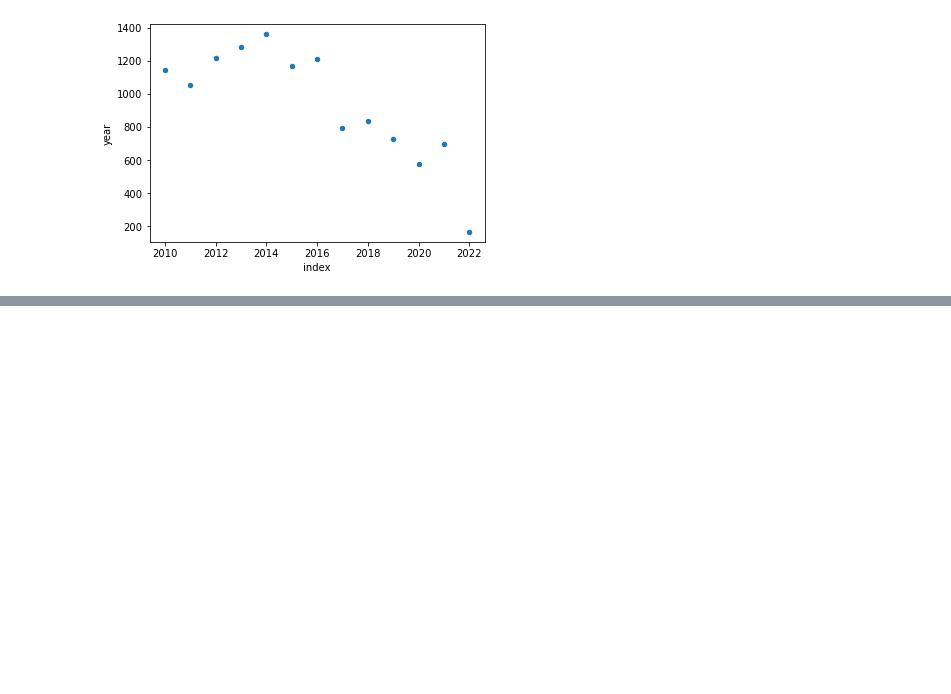
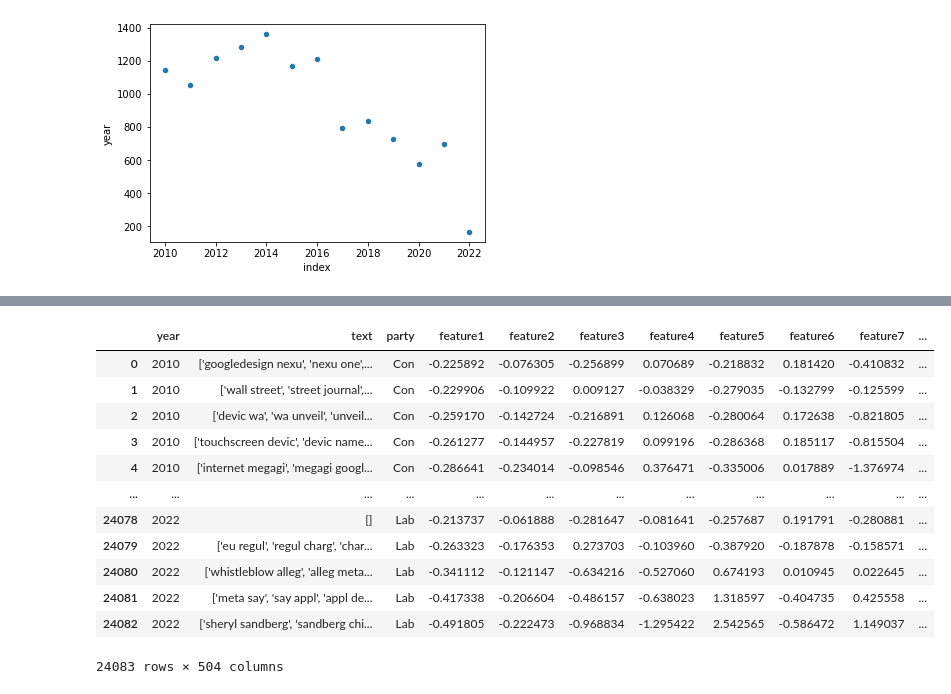
Before and after one commit to ismakrout/NLP-project, a Jupyter notebook: NB_5.ipynb, the cells around one changed output, grey strips where cells are left out. Drawn from its saved outputs; the diff is of its cells as text; code cells hidden in the pictures; blank space fills up the shorter version.

```diff
--- a/NB_5.ipynb
+++ b/NB_5.ipynb
@@ -105,0 +135,2 @@ df_freqs
+# %%
+df = df.reset_index(drop=True).reset_index()
@@ -105,0 +147,9 @@ df_freqs
+# %%
+df_with_500_features = pd.merge(
+    df[['index', 'year', 'text', 'party']],
+    df_PCA,
+    how='left',
+    on=['index']
+)
+# %%
+df_with_500_features.drop(columns=['index'], inplace=True)
@@ -105,0 +158,18 @@ df_freqs
+# %%
+df_with_500_features['Y'] = (df_with_500_features['party'] == 'Con').astype(int)
+# %%
+df_with_500_features
+# %% [output]
+|  | year | text | party | feature1 | feature2 | feature3 | feature4 | feature5 | feature6 | feature7 | ... |
+| 0 | 2010 | ['googledesign nexu', 'nexu one',... | Con | -0.225892 | -0.076305 | -0.256899 | 0.070689 | -0.218832 | 0.181420 | -0.410832 | ... |
+| 1 | 2010 | ['wall street', 'street journal',... | Con | -0.229906 | -0.109922 | 0.009127 | -0.038329 | -0.279035 | -0.132799 | -0.125599 | ... |
+| 2 | 2010 | ['devic wa', 'wa unveil', 'unveil... | Con | -0.259170 | -0.142724 | -0.216891 | 0.126068 | -0.280064 | 0.172638 | -0.821805 | ... |
+| 3 | 2010 | ['touchscreen devic', 'devic name... | Con | -0.261277 | -0.144957 | -0.227819 | 0.099196 | -0.286368 | 0.185117 | -0.815504 | ... |
+| 4 | 2010 | ['internet megagi', 'megagi googl... | Con | -0.286641 | -0.234014 | -0.098546 | 0.376471 | -0.335006 | 0.017889 | -1.376974 | ... |
+| ... | ... | ... | ... | ... | ... | ... | ... | ... | ... | ... | ... |
+| 24078 | 2022 | [] | Lab | -0.213737 | -0.061888 | -0.281647 | -0.081641 | -0.257687 | 0.191791 | -0.280881 | ... |
+| 24079 | 2022 | ['eu regul', 'regul charg', 'char... | Lab | -0.263323 | -0.176353 | 0.273703 | -0.103960 | -0.387920 | -0.187878 | -0.158571 | ... |
+| 24080 | 2022 | ['whistleblow alleg', 'alleg meta... | Lab | -0.341112 | -0.121147 | -0.634216 | -0.527060 | 0.674193 | 0.010945 | 0.022645 | ... |
+| 24081 | 2022 | ['meta say', 'say appl', 'appl de... | Lab | -0.417338 | -0.206604 | -0.486157 | -0.638023 | 1.318597 | -0.404735 | 0.425558 | ... |
+| 24082 | 2022 | ['sheryl sandberg', 'sandberg chi... | Lab | -0.491805 | -0.222473 | -0.968834 | -1.295422 | 2.542565 | -0.586472 | 1.149037 | ... |
+24083 rows × 504 columns
```
Also changed, not shown: parts of 36 cells of this notebook.
